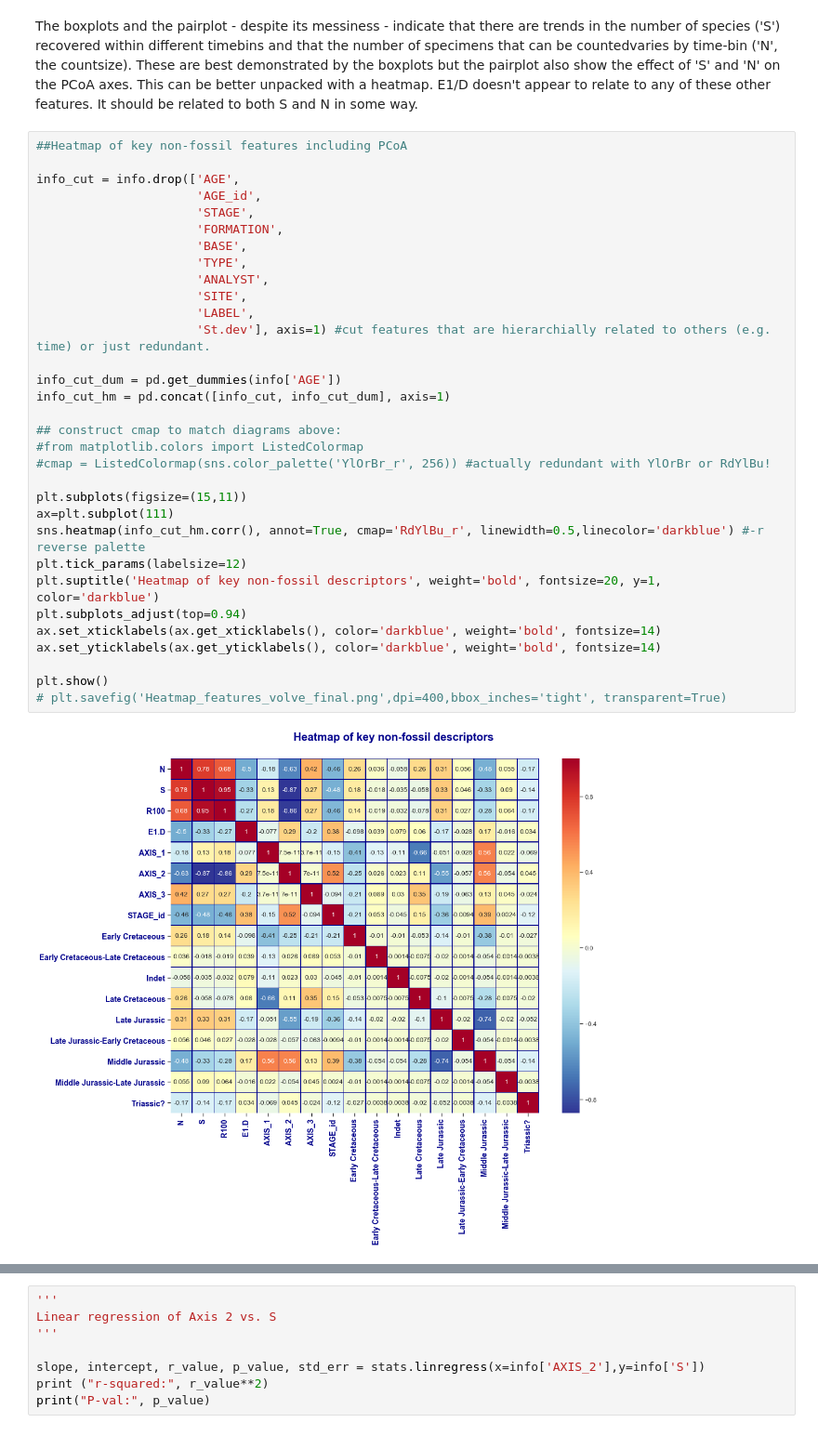
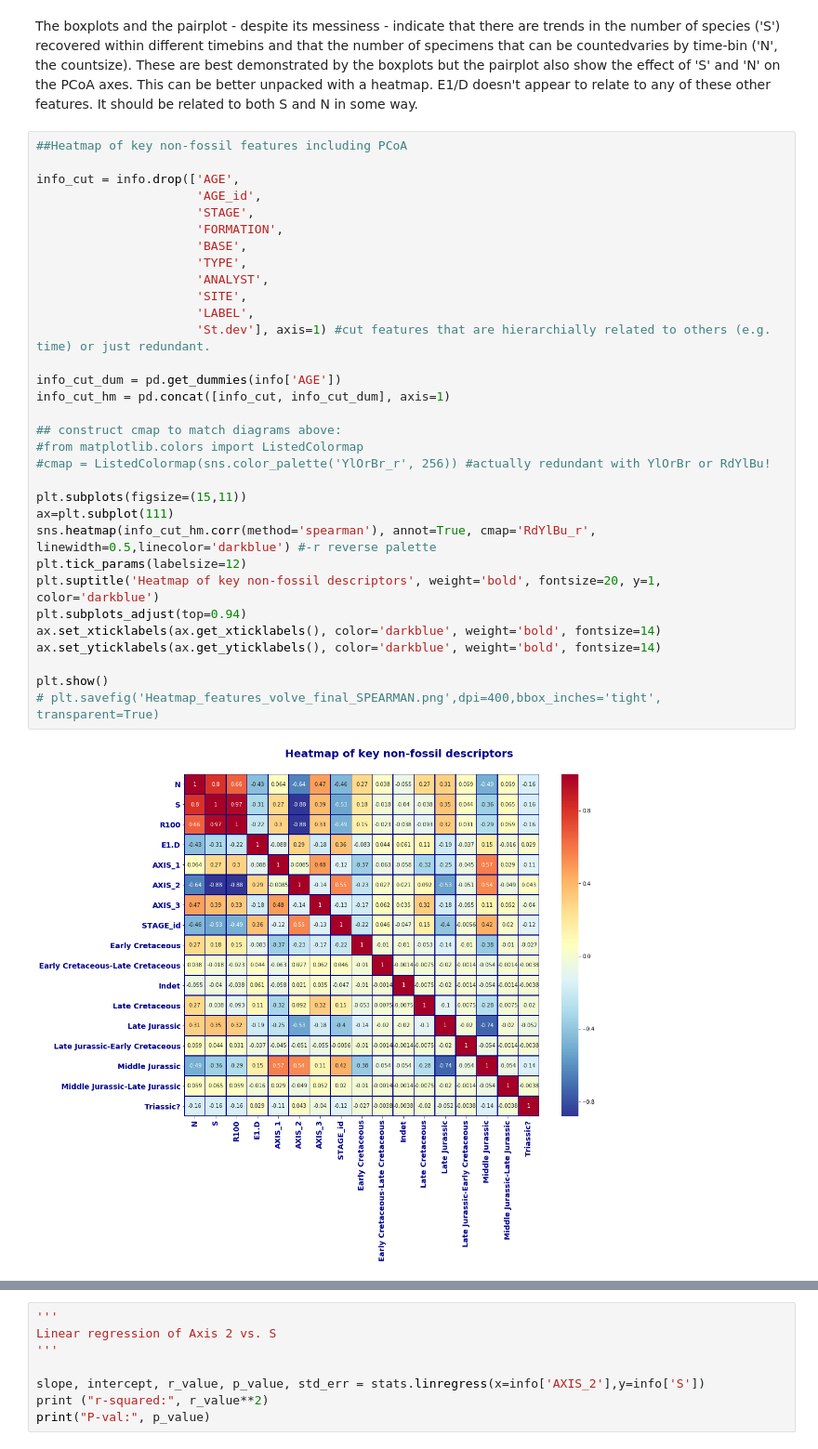
Before and after one commit to b3py0/Capstone-projects, a Jupyter notebook: Volve_final_capstone.ipynb, the cells around one changed output, grey strips where cells are left out. Shown at 93% size. Saved outputs shown, nothing was run; the diff lists cells and outputs as text.

Commit message:
Add files via upload
Updated VC with f1-weighted scoring to boxplots and Spearman correlation to heatmaps.

```diff
--- a/Volve_final_capstone.ipynb
+++ b/Volve_final_capstone.ipynb
@@ -1473,36 +1473,36 @@ The boxplots and the pairplot - despite its messiness - indicate that there are
 ##Heatmap of key non-fossil features including PCoA
 
 info_cut = info.drop(['AGE',
                       'AGE_id',
                       'STAGE',
                       'FORMATION',
                       'BASE',
                       'TYPE',
                       'ANALYST',
                       'SITE',
                       'LABEL',
                       'St.dev'], axis=1) #cut features that are hierarchially related to others (e.g. time) or just redundant.
 
 info_cut_dum = pd.get_dummies(info['AGE'])
 info_cut_hm = pd.concat([info_cut, info_cut_dum], axis=1)
 
 ## construct cmap to match diagrams above:
 #from matplotlib.colors import ListedColormap
 #cmap = ListedColormap(sns.color_palette('YlOrBr_r', 256)) #actually redundant with YlOrBr or RdYlBu!
 
 plt.subplots(figsize=(15,11))
 ax=plt.subplot(111)
-sns.heatmap(info_cut_hm.corr(), annot=True, cmap='RdYlBu_r', linewidth=0.5,linecolor='darkblue') #-r reverse palette
+sns.heatmap(info_cut_hm.corr(method='spearman'), annot=True, cmap='RdYlBu_r', linewidth=0.5,linecolor='darkblue') #-r reverse palette
 plt.tick_params(labelsize=12)
 plt.suptitle('Heatmap of key non-fossil descriptors', weight='bold', fontsize=20, y=1, color='darkblue')
 plt.subplots_adjust(top=0.94)
 ax.set_xticklabels(ax.get_xticklabels(), color='darkblue', weight='bold', fontsize=14)
 ax.set_yticklabels(ax.get_yticklabels(), color='darkblue', weight='bold', fontsize=14)
 
 plt.show()
-# plt.savefig('Heatmap_features_volve_final.png',dpi=400,bbox_inches='tight', transparent=True)
+# plt.savefig('Heatmap_features_volve_final_SPEARMAN.png',dpi=400,bbox_inches='tight', transparent=True)
 # %% [output]
-[figure, old version]
+[figure, new version]
 # %%
 '''
 It looks like the different eigenvectors are sensitive to different aspects of the data (also indicated by the pairplot).
```
Also changed, not shown: parts of 14 cells of this notebook.
